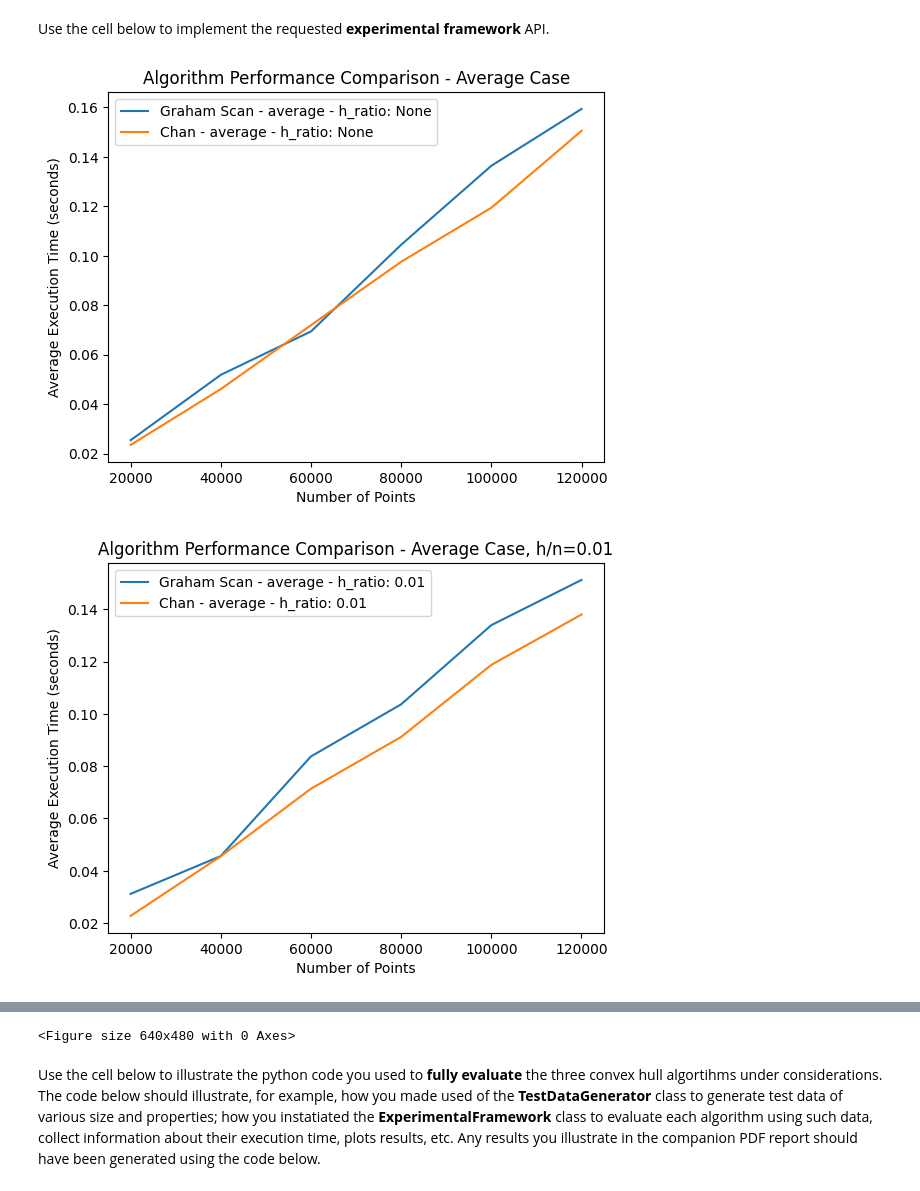
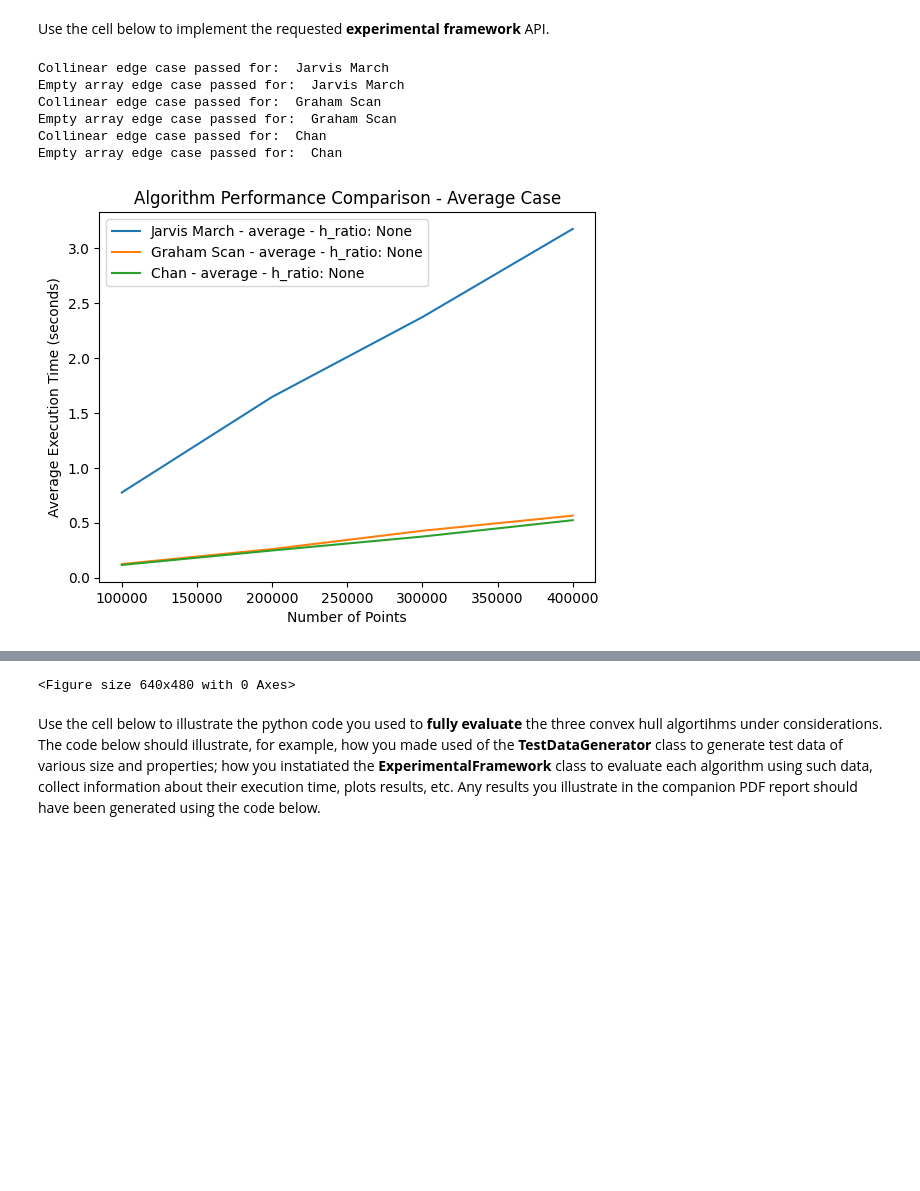
Before and after one commit to levon-d/convex-hull-algorithms, a Jupyter notebook: grp-XXX-0005code.ipynb, the cells around one changed output, grey strips where cells are left out. Drawn from its saved outputs; the diff is of its cells as text; code cells hidden in the pictures; blank space fills up the shorter version.

```diff
--- a/grp-XXX-0005code.ipynb
+++ b/grp-XXX-0005code.ipynb
@@ -196,7 +205,7 @@ def find_leftmost_in_subhulls(subhulls):
     subhull_index = 0
     for i, subhull in enumerate(subhulls):
         # will be at 0th index since graham returns sorted array of points for each subhull
-        if subhull[0].x < leftmost.x:
+        if (subhull[0].x < leftmost.x) or (subhull[0].x == leftmost.x and subhull[0].y < leftmost.y):
             subhull_index = i
             leftmost = subhulls[i][0]
 
@@ -277,8 +286,10 @@ def chen(inputSet):
 
     inputSet = list(set(inputSet))
 
-    if len(inputSet) < 3:
-        return list(inputSet)
+    if len(inputSet) == 0:
+        raise ValueError("Cannot process an empty list")
+    elif len(inputSet) < 3:
+        return inputSet
 
     # obtained from working backwards from m
     t = round(math.log(math.log(len(inputSet), 2), 2) - 1)
@@ -370,6 +381,15 @@ class TestDataGenerator:
         inner_points = self.generate_random_points(num_inner_points) if num_inner_points > 0 else []
         return hull_points + inner_points
 
+    def generate_collinear_points(self, n):
+        """
+        Generates n colinear poins
+        """
+        # Generate collinear points
+        points = [Point(i, i) for i in range(n-1)]
+
+        return points
+
 # Example usage
 generator = TestDataGenerator(100, 100)
 random_points = generator.generate_random_points(50)
@@ -458,35 +478,83 @@ class ExperimentalFramework:
                 plt.title(f'Algorithm Performance Comparison{title_suffix}')
                 plt.legend()
                 plt.figure()
 
+    def test_collinear_case(self, algorithm, n):
+        """
+        Tests the edge case where all points are collinear.
+
+        Parameters:
+        - algorithm: The convex hull algorithm to test.
+        """
+        # Generate collinear points
+        points = self.generator.generate_collinear_points(n)
+
+        # Run the algorithm
+        hull = algorithm(points)
+
+        # Check the output
+        assert len(hull) == 2 and all(point in points for point in hull)
+
+    def test_empty_array_case(self, algorithm):
+        points = []
+        try:
+            hull = algorithm(points)
+            print("Validation failed, output: ", hull)
+            assert False
+        except ValueError as e:
+            pass
+
+    def test_edge_cases(self, n):
+        for algorithm in self.algorithms:
+            try:
+                self.test_collinear_case(algorithm[0], n)
+                print("Collinear edge case passed for: ", algorithm[1])
+            except AssertionError as e:
+                print("Edge case of collinear points failed for: ", algorithm[1])
+                print(str(e))
+            try:
+                self.test_empty_array_case(algorithm[0])
+                print("Empty array edge case passed for: ", algorithm[1])
+            except AssertionError as e:
+                print("Edge case of empty array failed for: ", algorithm[1])
+                print(str(e))
+
+
 
 # Example usage
 
 
 framework = ExperimentalFramework([
-    # (jarvismarch, "Jarvis March"),
+    (jarvismarch, "Jarvis March"),
     (graham_scan, "Graham Scan"),
     (chen, "Chan")
 ])
 
 # Compare algorithms across a range of points and hull ratio
 
+framework.test_edge_cases(10000)
+
 # Example hull ratios: None for completely random, 0.1 for 10% of points on the hull,
 # 0.5 for half of the points on the hull, and 1.0 for all points on the hull (worst-case).
-hull_ratios = [None, 0.01, 0.1, 0.5,1]
+hull_ratios = [None]
 
 # Define the range of point counts you want to test.
-point_ranges = [20000, 40000, 60000, 80000, 100000, 120000]
+point_ranges = [100000, 200000, 300000, 400000]
 # point_ranges = [100000, 200000, 400000, 500000]
 # point_ranges = [50, 100, 150, 200, 250, 300]
 
 # Execute the comparison.
 
 #for a standard set of tests
 #framework.compare_algorithms(point_ranges)
 
 #to generate plots for each scenario and hull ratio combination specified
 framework.compare_algorithms(point_ranges, scenarios=['average'], hull_ratios=hull_ratios)
 # %% [output]
+Collinear edge case passed for:  Jarvis March
+Empty array edge case passed for:  Jarvis March
+Collinear edge case passed for:  Graham Scan
+Empty array edge case passed for:  Graham Scan
+Collinear edge case passed for:  Chan
+Empty array edge case passed for:  Chan
-[figure, old version]
+[figure, new version]
-[figure, removed]
@@ -496,4 +561,4 @@ framework.compare_algorithms(point_ranges, scenarios=['average'], hull_ratios=hu
-<Figure size 640x480 with 0 Axes>
+<Figure size 640x480 with 0 Axes>
 # %% [markdown]
 Use the cell below to illustrate the python code you used to **fully evaluate** the three convex hull algortihms under considerations. The code below should illustrate, for example, how you made used of the **TestDataGenerator** class to generate test data of various size and properties; how you instatiated the **ExperimentalFramework** class to  evaluate each algorithm using such data, collect information about their execution time, plots results, etc. Any results you illustrate in the companion PDF report should have been generated using the code below.
 # %%
```
Also changed, not shown: parts of 5 cells of this notebook.
